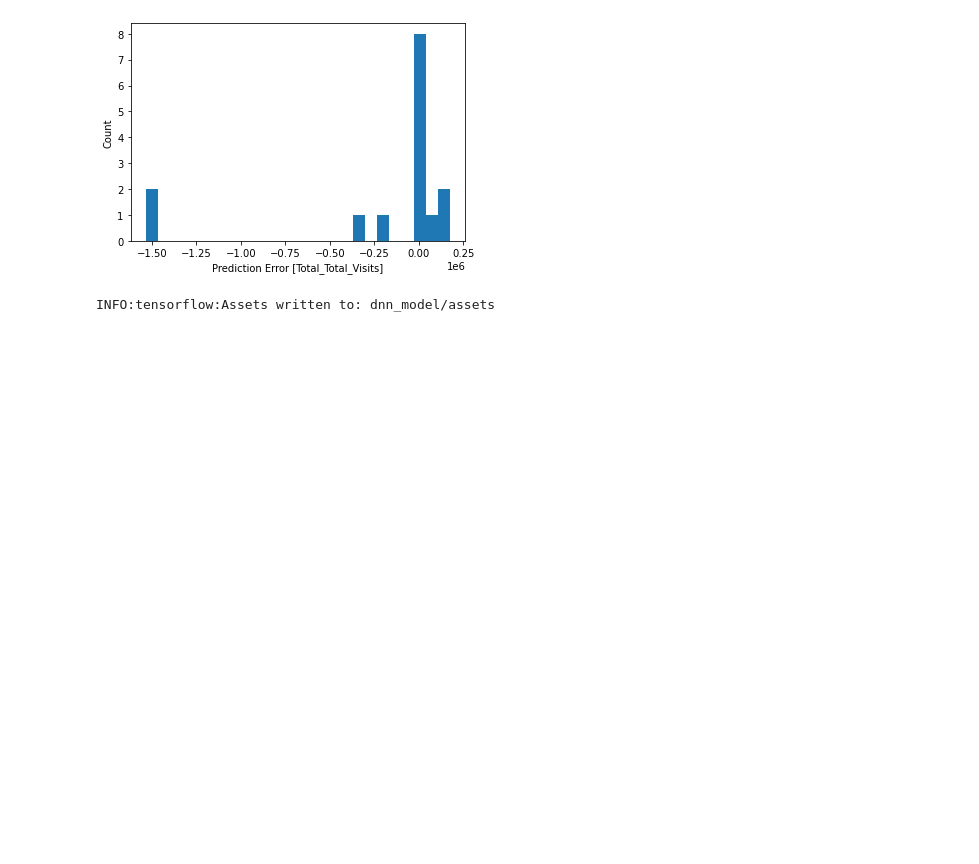
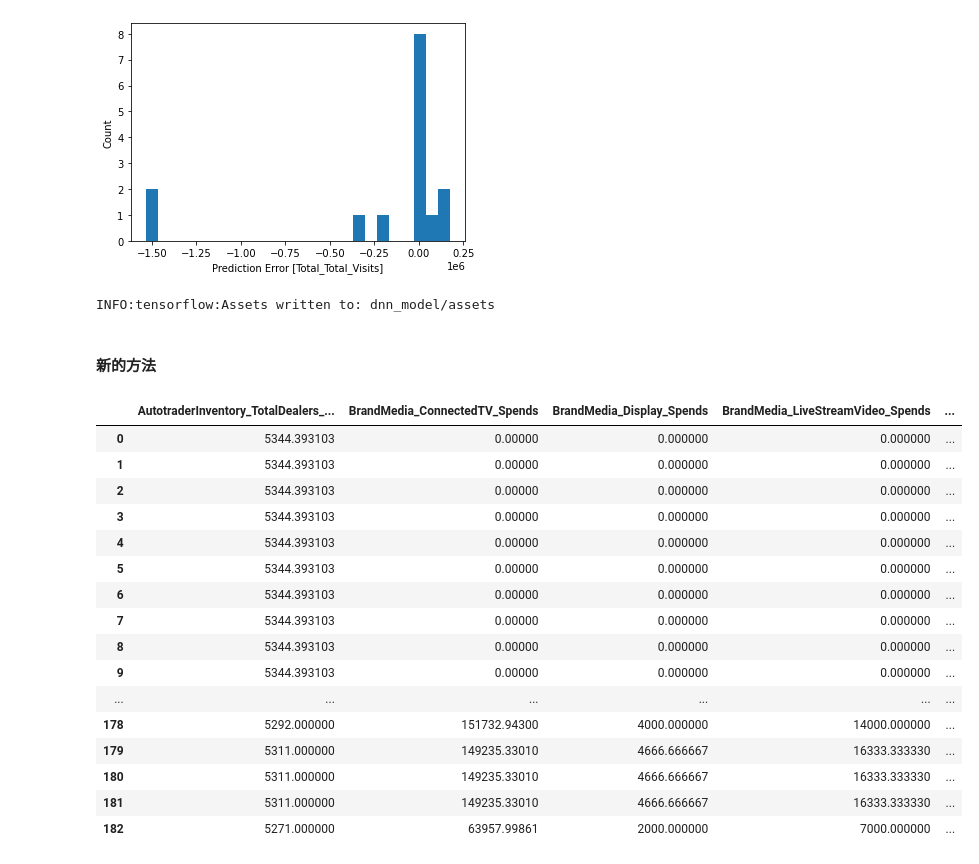
Before and after one commit to Bryan-Kan/BUAI_Code, a Jupyter notebook: 445/project/notebook.ipynb, the cells around one changed output. Cells and saved outputs as stored; diff of their text form; code cells hidden in the pictures; blank space fills up the shorter version.

```diff
--- a/445/project/notebook.ipynb
+++ b/445/project/notebook.ipynb
@@ -390,3 +390,27 @@ _ = plt.ylabel('Count')
 dnn_model.save('dnn_model')
 # %% [output]
 INFO:tensorflow:Assets written to: dnn_model/assets
+# %% [markdown]
+#### 新的方法
+# %%
+data2 = pd.read_csv('/Users/bryankan/Code/buai_git_code/445/project/data/data after screen.csv')
+# %%
+data2
+# %% [output]
+|  | AutotraderInventory_TotalDealers_... | BrandMedia_ConnectedTV_Spends | BrandMedia_Display_Spends | BrandMedia_LiveStreamVideo_Spends | ... |
+| 0 | 5344.393103 | 0.00000 | 0.000000 | 0.000000 | ... |
+| 1 | 5344.393103 | 0.00000 | 0.000000 | 0.000000 | ... |
+| 2 | 5344.393103 | 0.00000 | 0.000000 | 0.000000 | ... |
+| 3 | 5344.393103 | 0.00000 | 0.000000 | 0.000000 | ... |
+| 4 | 5344.393103 | 0.00000 | 0.000000 | 0.000000 | ... |
+| 5 | 5344.393103 | 0.00000 | 0.000000 | 0.000000 | ... |
+| 6 | 5344.393103 | 0.00000 | 0.000000 | 0.000000 | ... |
+| 7 | 5344.393103 | 0.00000 | 0.000000 | 0.000000 | ... |
+| 8 | 5344.393103 | 0.00000 | 0.000000 | 0.000000 | ... |
+| 9 | 5344.393103 | 0.00000 | 0.000000 | 0.000000 | ... |
+| ... | ... | ... | ... | ... | ... |
+| 178 | 5292.000000 | 151732.94300 | 4000.000000 | 14000.000000 | ... |
+| 179 | 5311.000000 | 149235.33010 | 4666.666667 | 16333.333330 | ... |
+| 180 | 5311.000000 | 149235.33010 | 4666.666667 | 16333.333330 | ... |
+| 181 | 5311.000000 | 149235.33010 | 4666.666667 | 16333.333330 | ... |
+| 182 | 5271.000000 | 63957.99861 | 2000.000000 | 7000.000000 | ... |
```
Also changed, not shown: parts of 2 cells of this notebook, 1 other file.
